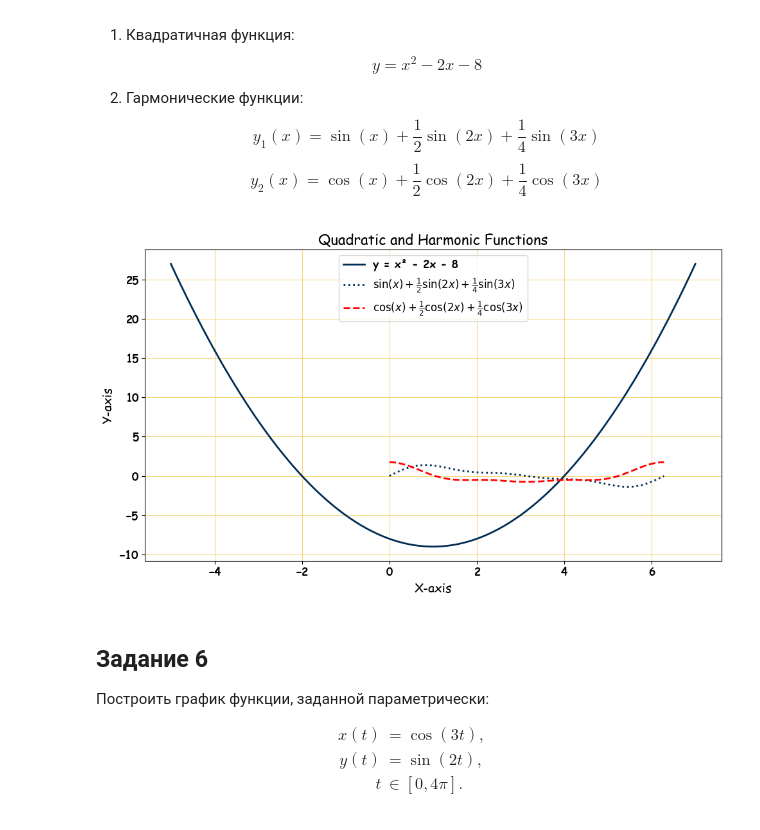
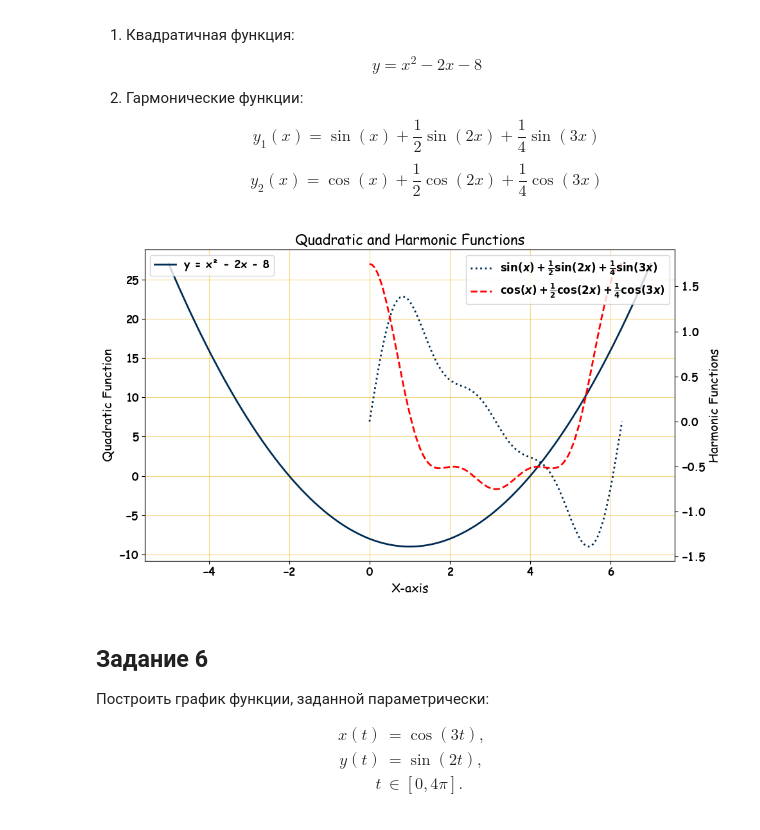
Before and after one commit to azima2304/Big_Data_laba3, a Jupyter notebook: maksutova_ain_1_22_laba3.ipynb, the cells around one changed output. Cells and saved outputs as stored; diff of their text form; code cells hidden in the pictures.

```diff
--- a/maksutova_ain_1_22_laba3.ipynb
+++ b/maksutova_ain_1_22_laba3.ipynb
@@ -191,50 +191,55 @@ $$
 # %%
 import matplotlib.pyplot as plt
 import numpy as np
 import seaborn as sns
 import matplotlib as mpl
 
 # Настройки шрифтов
 mpl.rcParams['font.family'] = 'Comic Sans MS'
 mpl.rcParams['font.size'] = 12
 mpl.rcParams['font.weight'] = 'bold'
 
 # Создание фигуры
-fig, ax = plt.subplots(figsize=(10, 6))
+fig, ax1 = plt.subplots(figsize=(10, 6))
 
 # Генерация данных для квадратичной функции
 x1 = np.linspace(-5, 7, 100)
 y1 = np.power(x1, 2) - 2 * x1 - 8
+
+# Построение графика квадратичной функции
+ax1.plot(x1, y1, color='#002C54', linestyle='-',
+         linewidth=2, label='y = x² - 2x - 8')
+ax1.set_title('Quadratic and Harmonic Functions', fontsize=16)
+ax1.set_xlabel('X-axis', fontsize=14)
+ax1.set_ylabel('Quadratic Function', fontsize=14)
+ax1.grid(True)
+ax1.grid(color='#EFB509', alpha=0.5)
+ax1.legend(loc='upper left')
+
+# Создание второй оси Y
+ax2 = ax1.twinx()
 
 # Генерация данных для гармонических функций
 x2 = np.linspace(0, 2 * np.pi, 100)
 y_sin = np.sin(x2) + 0.5 * np.sin(2 * x2) + 0.25 * np.sin(3 * x2)
 y_cos = np.cos(x2) + 0.5 * np.cos(2 * x2) + 0.25 * np.cos(3 * x2)
 
-# Построение графиков
-ax.plot(x1, y1, color='#002C54', linestyle='-',
-        linewidth=2, label='y = x² - 2x - 8')
-ax.plot(x2, y_sin, color='#002C54', linestyle=':', linewidth=2,
-        label=r'$\sin(x) + \frac{1}{2}\sin(2x) + \frac{1}{4}\sin(3x)$')
-ax.plot(x2, y_cos, color='r', linestyle='--', linewidth=2,
-        label=r'$\cos(x) + \frac{1}{2}\cos(2x) + \frac{1}{4}\cos(3x)$')
+# Построение графиков гармонических функций
+ax2.plot(x2, y_sin, color='#002C54', linestyle=':', linewidth=2,
+         label=r'$\sin(x) + \frac{1}{2}\sin(2x) + \frac{1}{4}\sin(3x)$')
+ax2.plot(x2, y_cos, color='r', linestyle='--', linewidth=2,
+         label=r'$\cos(x) + \frac{1}{2}\cos(2x) + \frac{1}{4}\cos(3x)$')
 
-# Настройка осей и заголовков
-ax.set_title('Quadratic and Harmonic Functions', fontsize=16)
-ax.set_xlabel('X-axis', fontsize=14)
-ax.set_ylabel('Y-axis', fontsize=14)
-
-# Настройка сетки и легенды
-ax.grid(True)
-ax.grid(color='#EFB509', alpha=0.5)
-ax.legend()
+# Настройка оси Y для гармонических функций
+ax2.set_ylabel('Harmonic Functions', fontsize=14)
+ax2.legend(loc='upper right')
 
 # Сохранение и отображение графиков
 plt.tight_layout()
-plt.savefig('combined_graphs_single_axis.png', format='png')
+plt.savefig('combined_graphs_individual_scales.png', format='png')
 plt.show()
 # %% [output]
-[figure, old version]
+[figure, new version]
 # %% [markdown]
 ## Задание 6
 
```
Also changed, not shown: parts of 2 cells of this notebook, 4 other files.
